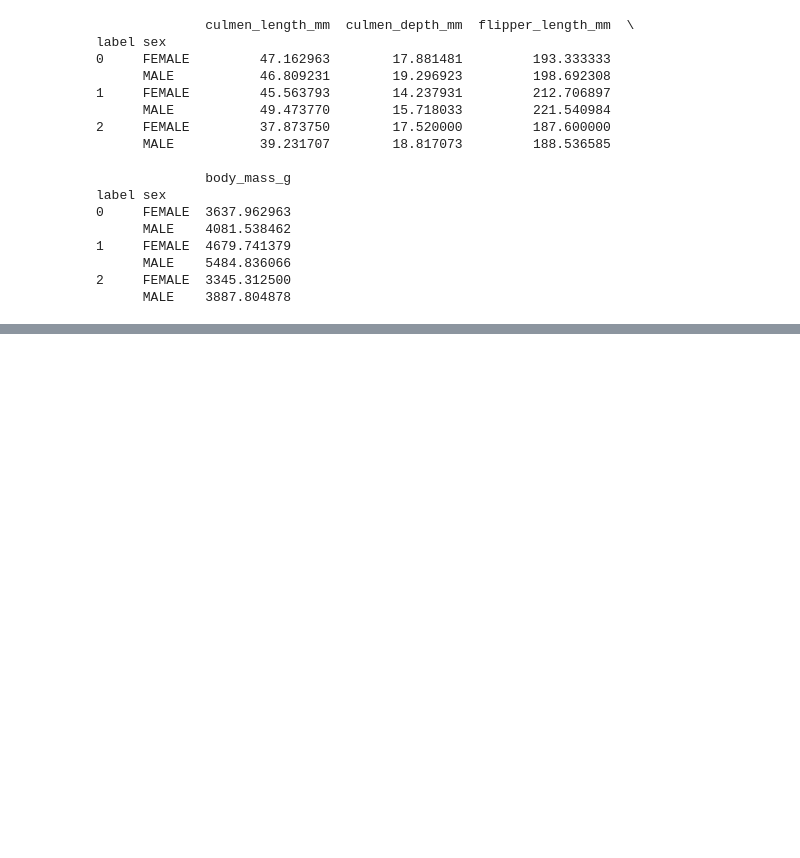
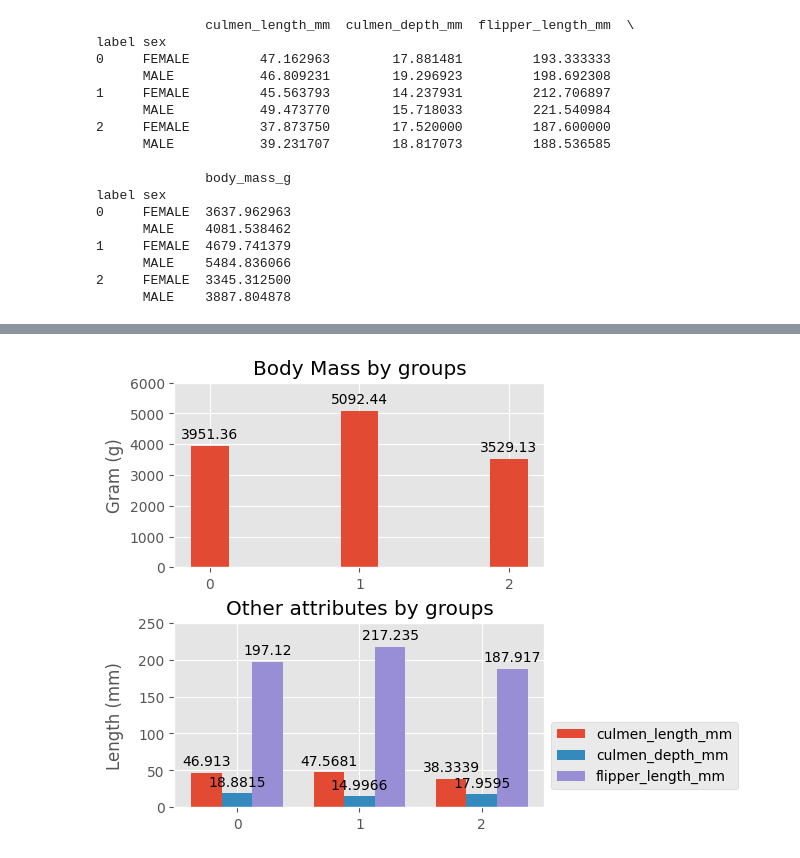
Before and after one commit to ealmiras/antarctic_penguins, a Jupyter notebook: notebook.ipynb, the cells around one changed output, grey strips where cells are left out. Drawn from its saved outputs; the diff is of its cells as text; code cells hidden in the pictures; blank space fills up the shorter version.

Commit message:
final visuals

```diff
--- a/notebook.ipynb
+++ b/notebook.ipynb
@@ -263,0 +266,4 @@ label sex
+# %%
+numeric_columns = ['culmen_length_mm', 'culmen_depth_mm', 'flipper_length_mm', 'body_mass_g']
+prepred_stats = penguins_df.groupby('label')[numeric_columns].mean()
+prepred_stats
@@ -263,0 +276,35 @@ label sex
+# %%
+# print(prepred_stats.columns)
+prepred_stats1 = prepred_stats.drop(columns='body_mass_g')
+# %%
+fig, (ax2, ax1) = plt.subplots(2, 1, layout='constrained')
+
+width = 0.25
+multiplier = 0
+
+for measure in prepred_stats1.columns:
+    rects = ax1.bar(prepred_stats1.index + width*multiplier, prepred_stats1[measure], label=measure, width=width)
+    ax1.bar_label(rects, padding=3)
+    multiplier += 1
+
+ax1.set_ylabel('Length (mm)')
+ax1.set_title('Other attributes by groups')
+ax1.set_xticks(np.arange(3) + width, prepred_stats1.index)
+ax1.legend(loc='best', ncols=1, bbox_to_anchor=(1, 0.5))
+ax1.set_ylim(0, 250)
+
+
+rects = ax2.bar(prepred_stats.index, prepred_stats['body_mass_g'], label='body mass', width=width)
+ax2.bar_label(rects, padding=3)
+
+ax2.set_ylabel('Gram (g)')
+ax2.set_title('Body Mass by groups')
+ax2.set_xticks(np.arange(3), prepred_stats1.index)
+ax2.set_ylim(0, 6000)
+
+fig.align_labels()
+fig.align_titles()
+
+plt.show()
+# %% [output]
+[figure, added]
```
Also changed, not shown: parts of 6 cells of this notebook.
